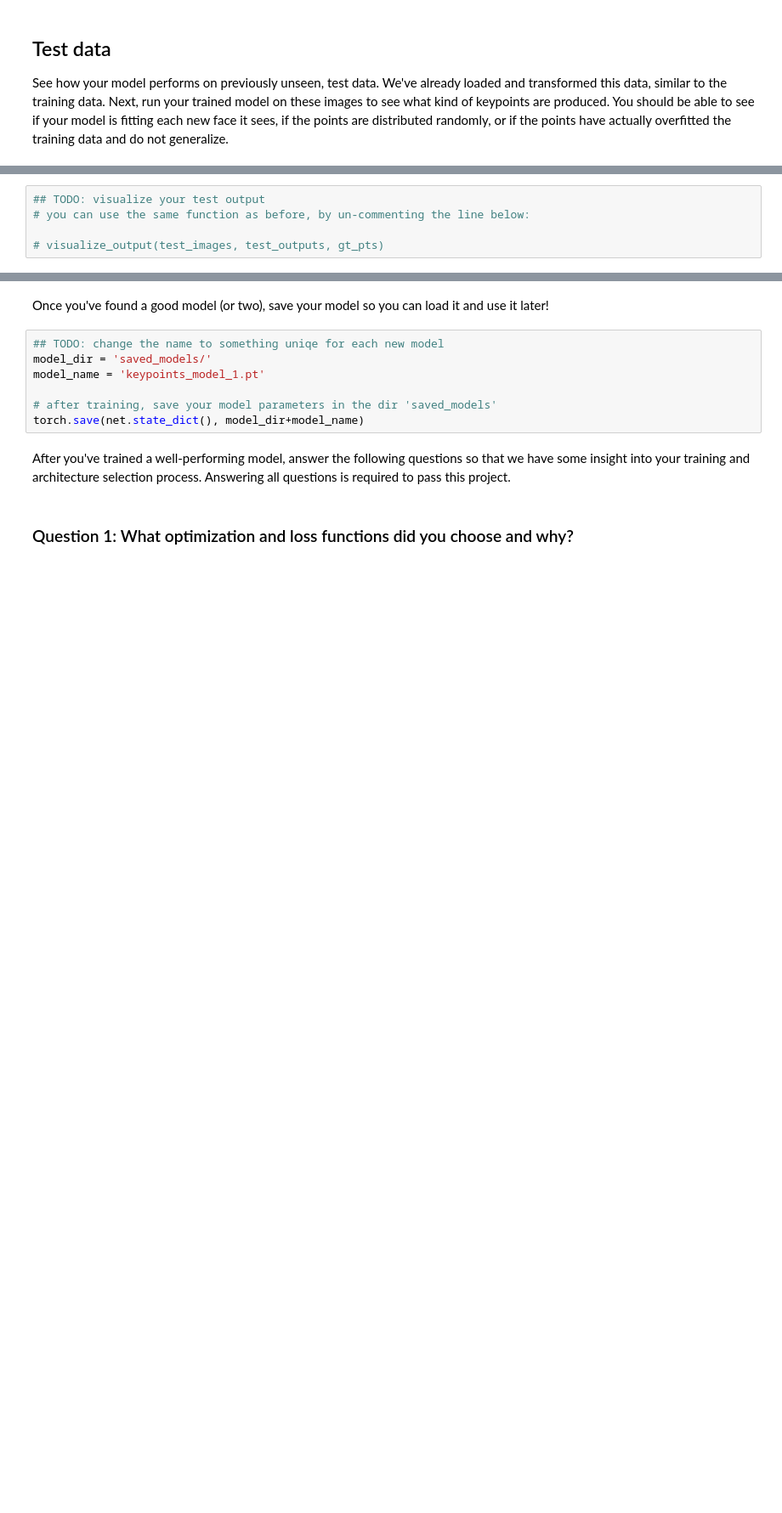
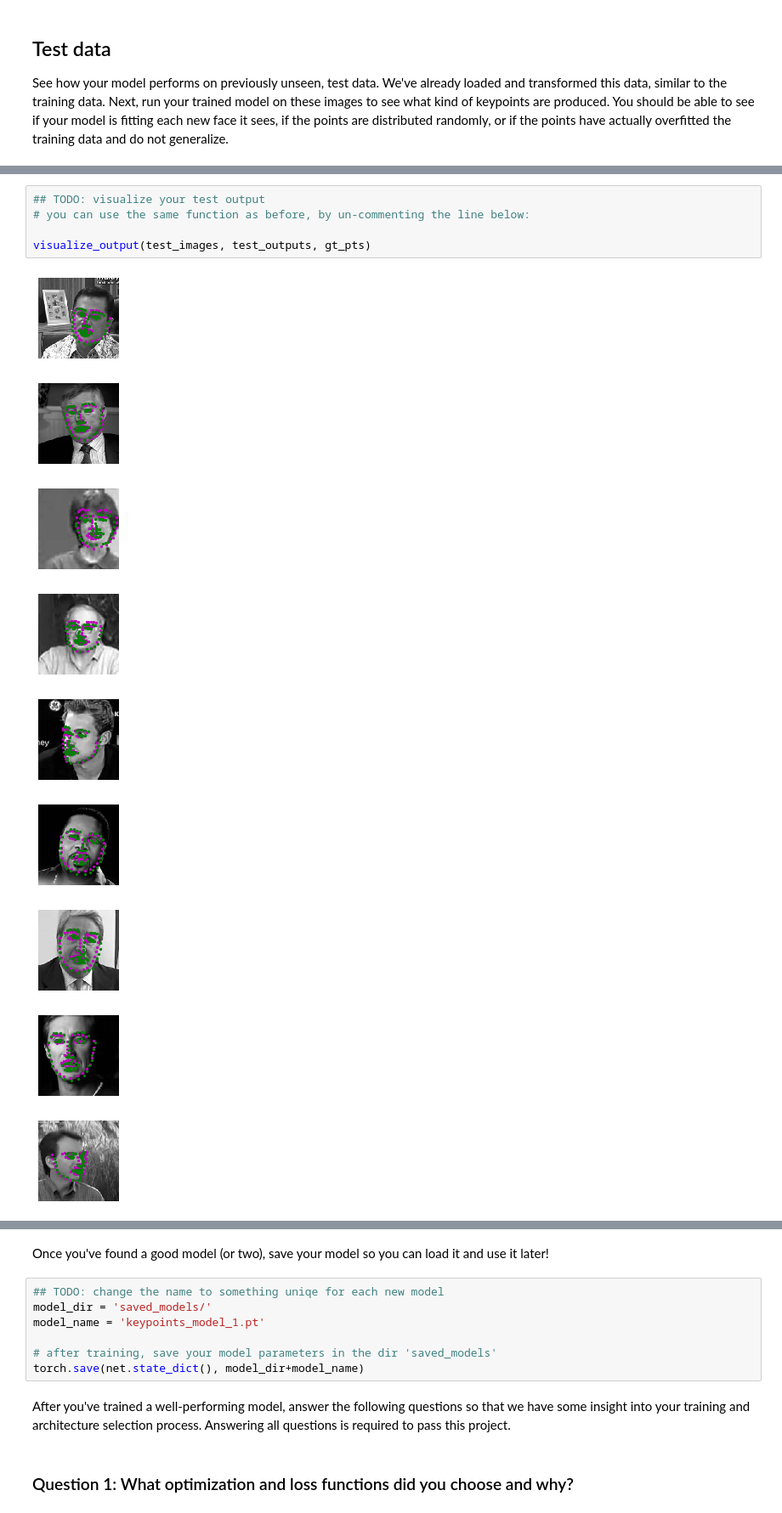
Before and after one commit to ilyarudyak/facial_keypoints, a Jupyter notebook: 2. Define the Network Architecture.ipynb, the cells around one changed output, grey strips where cells are left out. Shown at 85% size. Drawn from its saved outputs; the diff is of its cells as text; blank space fills up the shorter version.

```diff
--- a/2. Define the Network Architecture.ipynb
+++ b/2. Define the Network Architecture.ipynb
@@ -402,5 +448,15 @@ print(gt_pts.size())
 # %%
 ## TODO: visualize your test output
 # you can use the same function as before, by un-commenting the line below:
 
-# visualize_output(test_images, test_outputs, gt_pts)
+visualize_output(test_images, test_outputs, gt_pts)
+# %% [output]
+[figure, added]
+[figure, added]
+[figure, added]
+[figure, added]
+[figure, added]
+[figure, added]
+[figure, added]
+[figure, added]
+[figure, added]
```
Also changed, not shown: parts of 9 cells of this notebook, 1 other file.
